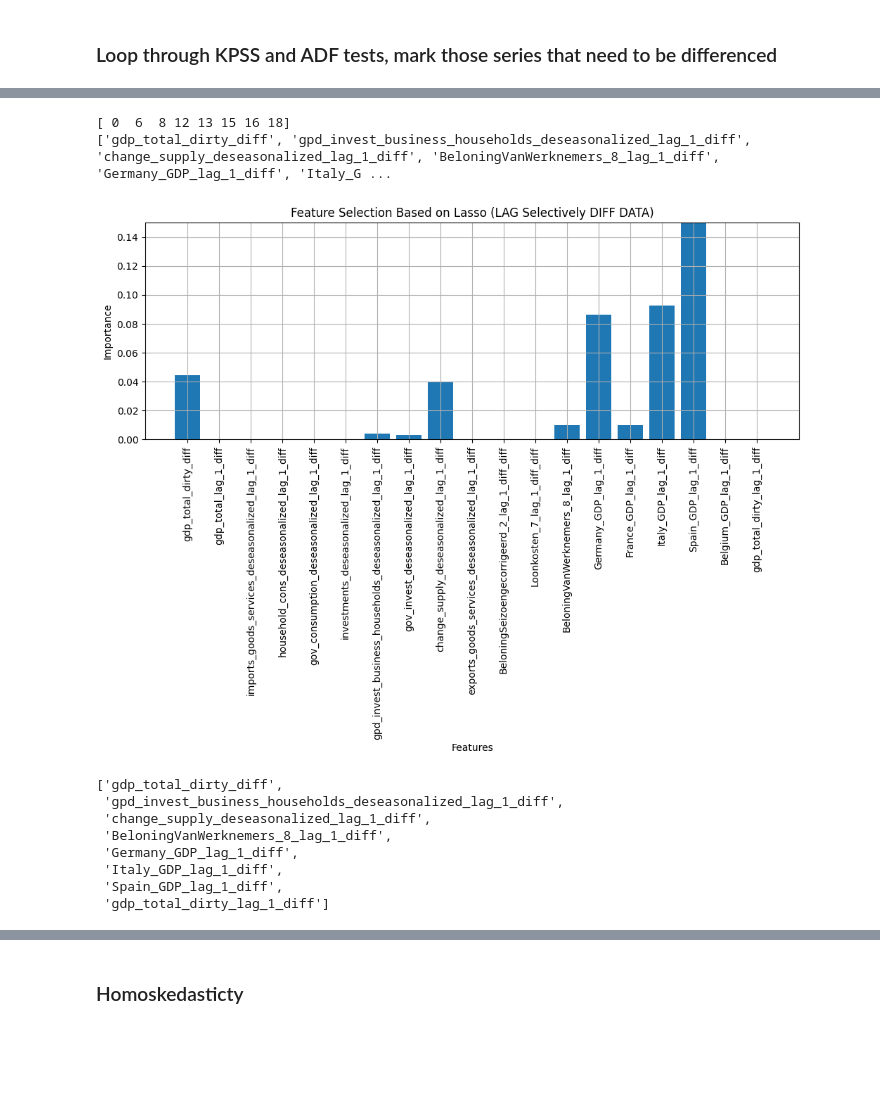
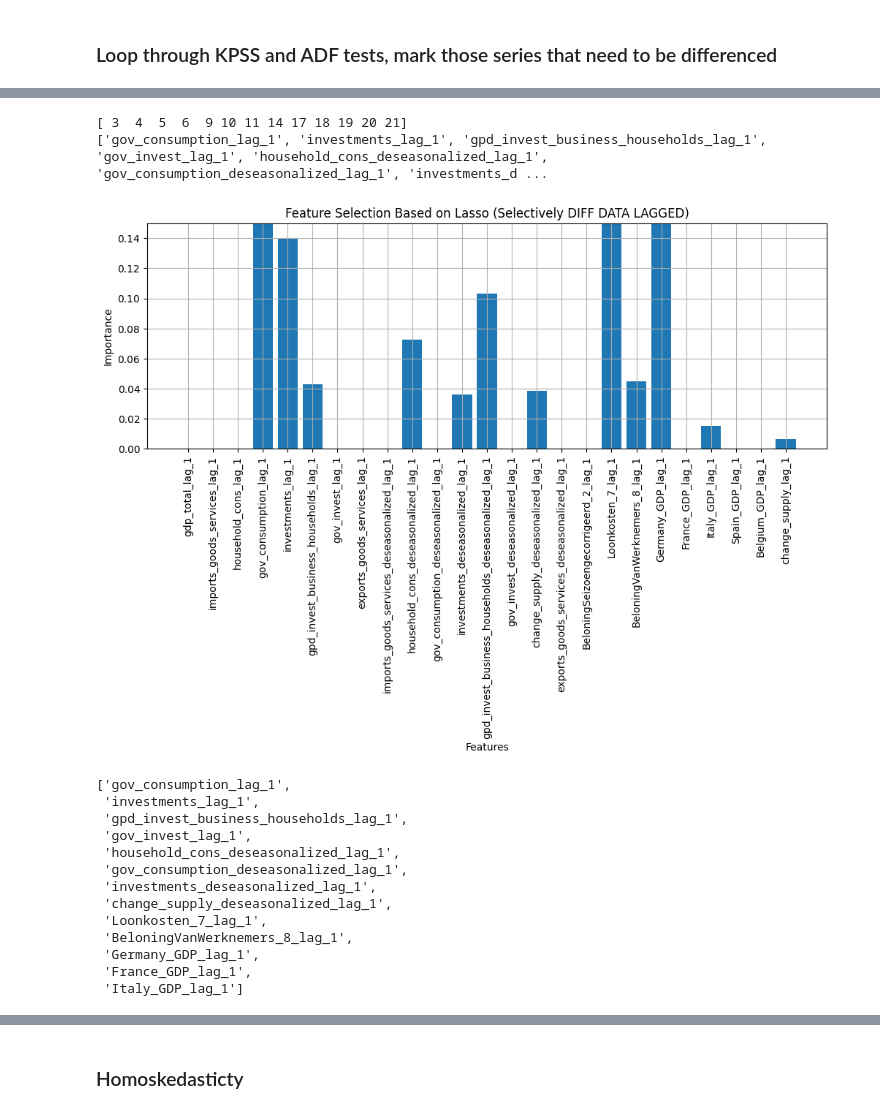
Before and after one commit to powell001/NowCast_Data_v2, a Jupyter notebook: src/a06_forecastQuarterlyData_withQuarterlyData_Lasso.ipynb, the cells around one changed output, grey strips where cells are left out. Saved outputs shown, nothing was run; the diff lists cells and outputs as text; code cells hidden in the pictures; blank space fills up the shorter version.

```diff
--- a/src/a06_forecastQuarterlyData_withQuarterlyData_Lasso.ipynb
+++ b/src/a06_forecastQuarterlyData_withQuarterlyData_Lasso.ipynb
@@ -343,10 +449,10 @@ replace in original data frame
 # %%
 
-def differenceData(originalData, mydiff=1):
+def differenceData(originalData, STORE_FOR_TESTS, mydiff=1):
 
     ## which features are not stationary
     # function from above
-    stat1 = stationdarydf(originalData)
+    stat1, _ = stationdarydf(originalData, STORE_FOR_TESTS, form, save=False)
     # collect
     stat2 = stat1[stat1['Stationary'].str.contains('NotStationary')]
     notstationary = stat2['Feature'].tolist()
@@ -360,11 +466,12 @@ def differenceData(originalData, mydiff=1):
 
     # rename columns
     for col in notstationary:
-        stationarydf_diff.rename(columns={col: col + "_diff"}, inplace=True)
-
+        STORE_FOR_TESTS.loc[col, "Difference_Data"] = "True"
 
     scaled_features_df_diff = stationarydf_diff.copy()
 
-    return scaled_features_df_diff
+    return scaled_features_df_diff, STORE_FOR_TESTS
 
-scaled_features_df_diff = differenceData(scaled_features_df, mydiff=1)
+scaled_features_df_diff, STORE_FOR_TESTS = differenceData(scaled_features_df, STORE_FOR_TESTS, mydiff=1)
+
+print(scaled_features_df_diff.shape)
@@ -455,0 +516,14 @@ stationdarydf(df_lag_diff_diff, save = 'False')
+# %%
+df = scaled_features_df_diff.copy()
+number_lags = 1
+
+for lag in range(1, number_lags+1):
+    for col in df.columns:
+        df[col + '_lag_' + str(lag)] = df[col].shift(lag)
+
+selectThese = [col for col in df.columns if '_lag_' in col]
+df_lag = df[selectThese]
+
+scaled_features_df_diff_lag = scaled_features_df_diff.merge(df_lag, left_index=True, right_index=True)
+
+print(scaled_features_df_diff_lag.shape)
@@ -455,0 +552,7 @@ stationdarydf(df_lag_diff_diff, save = 'False')
+# %%
+### Select if lagged
+
+chooseThese = ['gdp_total'] + [x for x in scaled_features_df_diff_lag.columns if '_lag' in x]
+scaled_features_df_diff_lag_subset = scaled_features_df_diff_lag[chooseThese]
+
+print(scaled_features_df_diff_lag_subset.shape)
@@ -455,0 +561,7 @@ stationdarydf(df_lag_diff_diff, save = 'False')
+# %%
+### Remove 'sure' data
+
+removeThese = ['gdp_total_dirty_0_lag_1', 'gdp_total_dirty_1_lag_1', 'random_0_lag_1', 'random_1_lag_1']
+scaled_features_df_diff_lag_subset = scaled_features_df_diff_lag_subset.loc[:, ~scaled_features_df_diff_lag_subset.columns.isin(removeThese)]
+
+print(scaled_features_df_diff_lag_subset.shape)
@@ -456,14 +586,19 @@ stationdarydf(df_lag_diff_diff, save = 'False')
 # %%
-lassoreg(df_lag_diff_diff.dropna(), alpha=0.001, title='Feature Selection Based on Lasso (LAG Selectively DIFF DATA)')
+lassoreg(scaled_features_df_diff_lag_subset.dropna(), alpha=0.001, title='Feature Selection Based on Lasso (Selectively DIFF DATA LAGGED)')
 # %% [output]
-[ 0  6  8 12 13 15 16 18]
-['gdp_total_dirty_diff', 'gpd_invest_business_households_deseasonalized_lag_1_diff', 'change_supply_deseasonalized_lag_1_diff', 'BeloningVanWerknemers_8_lag_1_diff', 'Germany_GDP_lag_1_diff', 'Italy_G ...
+[ 3  4  5  6  9 10 11 14 17 18 19 20 21]
+['gov_consumption_lag_1', 'investments_lag_1', 'gpd_invest_business_households_lag_1', 'gov_invest_lag_1', 'household_cons_deseasonalized_lag_1', 'gov_consumption_deseasonalized_lag_1', 'investments_d ...
-[figure, old version]
+[figure, new version]
-['gdp_total_dirty_diff',
- 'gpd_invest_business_households_deseasonalized_lag_1_diff',
- 'change_supply_deseasonalized_lag_1_diff',
- 'BeloningVanWerknemers_8_lag_1_diff',
- 'Germany_GDP_lag_1_diff',
- 'Italy_GDP_lag_1_diff',
- 'Spain_GDP_lag_1_diff',
- 'gdp_total_dirty_lag_1_diff']
+['gov_consumption_lag_1',
+ 'investments_lag_1',
+ 'gpd_invest_business_households_lag_1',
+ 'gov_invest_lag_1',
+ 'household_cons_deseasonalized_lag_1',
+ 'gov_consumption_deseasonalized_lag_1',
+ 'investments_deseasonalized_lag_1',
+ 'change_supply_deseasonalized_lag_1',
+ 'Loonkosten_7_lag_1',
+ 'BeloningVanWerknemers_8_lag_1',
+ 'Germany_GDP_lag_1',
+ 'France_GDP_lag_1',
+ 'Italy_GDP_lag_1']
```
Also changed, not shown: parts of 61 cells of this notebook.
